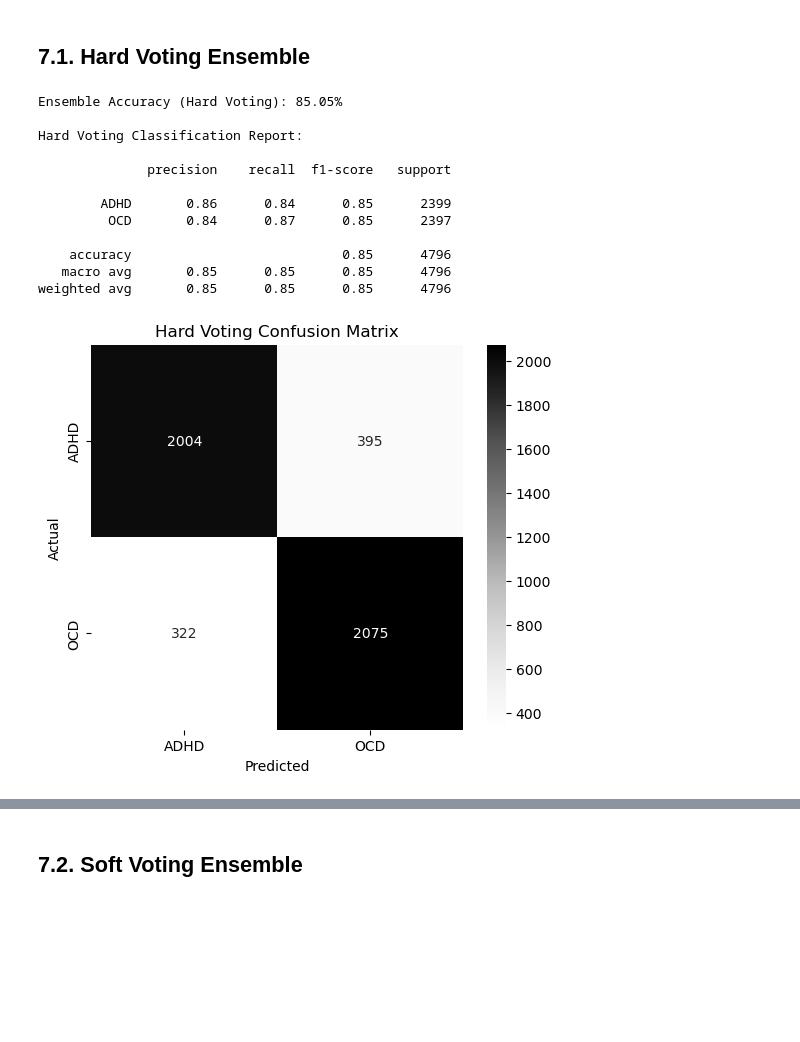
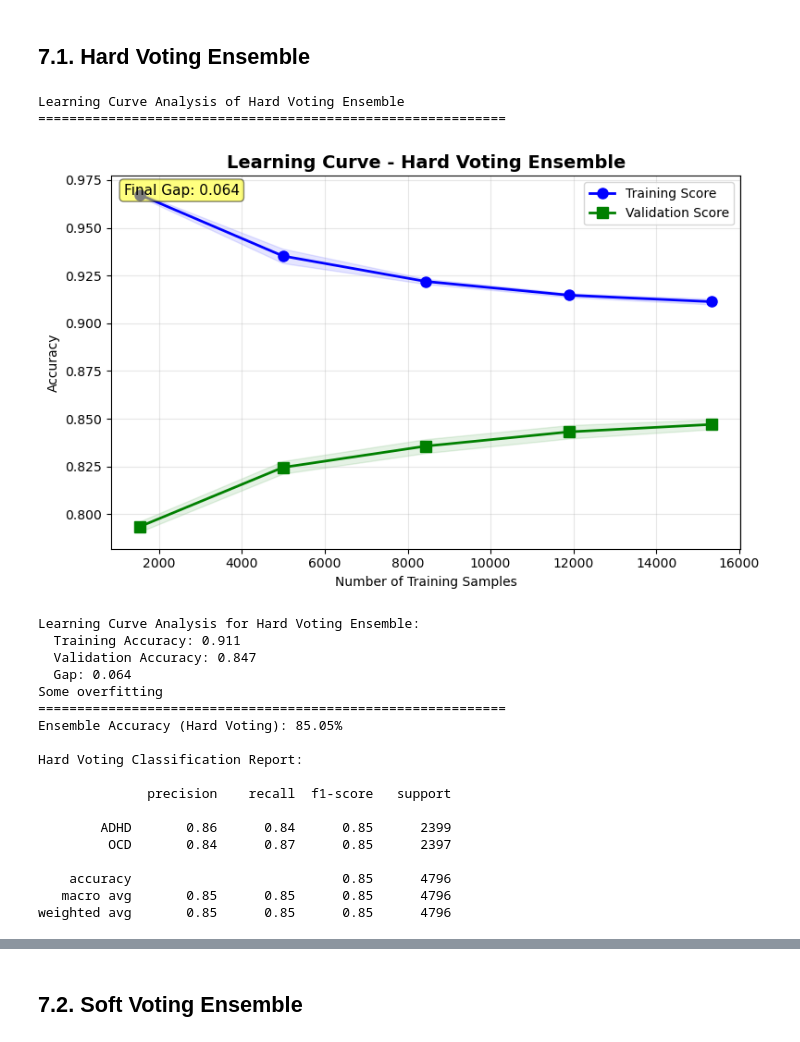
Before and after one commit to jeshmin-shrestha/ADHD-OCD-Reddit-Classifier, a Jupyter notebook: 23048596 Jeshmin Shrestha.ipynb, the cells around one changed output, grey strips where cells are left out. Cells and saved outputs as stored; diff of their text form; code cells hidden in the pictures; blank space fills up the shorter version.

```diff
--- a/23048596 Jeshmin Shrestha.ipynb
+++ b/23048596 Jeshmin Shrestha.ipynb
@@ -755,21 +853,39 @@ from sklearn.model_selection import GridSearchCV
 from sklearn.linear_model import LogisticRegression
 
 # Logistic Regression
-grid_lr = GridSearchCV(LogisticRegression(max_iter=2000), {'C': [0.01,0.1,1,5,10]}, cv=5, scoring='accuracy')
+grid_lr = GridSearchCV(
+    LogisticRegression(max_iter=2000, random_state=42),
+    {'C': [0.01, 0.1, 1, 5, 10]},
+    cv=5,
+    scoring='accuracy',
+    return_train_score=True
+)
 grid_lr.fit(X_train_tfidf, y_train)
-print("Best LR params:", grid_lr.best_params_)
+print(f"Best LR params: {grid_lr.best_params_}")
 best_lr = grid_lr.best_estimator_
 
 # Linear SVM
-grid_svm = GridSearchCV(LinearSVC(max_iter=2000), {'C': [0.01,0.1,1,5,10]}, cv=5, scoring='accuracy')
+grid_svm = GridSearchCV(
+    LinearSVC(max_iter=2000, random_state=42, dual='auto'),
+    {'C': [0.01, 0.1, 1, 5, 10]},
+    cv=5,
+    scoring='accuracy',
+    return_train_score=True
+)
 grid_svm.fit(X_train_tfidf, y_train)
-print("Best SVM params:", grid_svm.best_params_)
+print(f"Best SVM params: {grid_svm.best_params_}")
 best_svm = grid_svm.best_estimator_
 
 # Naïve Bayes
-grid_nb = GridSearchCV(MultinomialNB(), {'alpha': [0.1,0.5,1.0,1.5,2.0]}, cv=5, scoring='accuracy')
+grid_nb = GridSearchCV(
+    MultinomialNB(),
+    {'alpha': [0.1, 0.5, 1.0, 1.5, 2.0]},
+    cv=5,
+    scoring='accuracy',
+    return_train_score=True
+)
 grid_nb.fit(X_train_tfidf, y_train)
-print("Best NB params:", grid_nb.best_params_)
+print(f"Best NB params: {grid_nb.best_params_}")
 best_nb = grid_nb.best_estimator_
 # %% [output]
 Best LR params: {'C': 1}
@@ -815,44 +1015,55 @@ import seaborn as sns
 import matplotlib.pyplot as plt
 
 # HARD VOTING
 hard_ensemble = VotingClassifier(
     estimators=[
         ('lr', best_lr),
         ('svm', best_svm),
         ('nb', best_nb)
     ],
     voting='hard'
 )
 
 hard_ensemble.fit(X_train_tfidf, y_train)
-
+print("Learning Curve Analysis of Hard Voting Ensemble")
+print("="*60)
+gap_hard = plot_learning_curve(hard_ensemble, X_train_tfidf, y_train, "Hard Voting Ensemble")
+print("="*60)
 y_pred_hard = hard_ensemble.predict(X_test_tfidf)
 
 acc_hard_voting = accuracy_score(y_test, y_pred_hard)
 print(f'Ensemble Accuracy (Hard Voting): {acc_hard_voting*100:.2f}%\n')
 
 print("Hard Voting Classification Report:\n")
 print(classification_report(y_test, y_pred_hard, target_names=['ADHD','OCD']))
 
 cm_hard = confusion_matrix(y_test, y_pred_hard)
 plt.figure(figsize=(6,5))
 sns.heatmap(cm_hard, annot=True, fmt='d', cmap='Greys',
             xticklabels=['ADHD','OCD'], yticklabels=['ADHD','OCD'])
 plt.title('Hard Voting Confusion Matrix')
 plt.xlabel('Predicted')
 plt.ylabel('Actual')
 plt.show()
 # %% [output]
-Ensemble Accuracy (Hard Voting): 85.05%
-
-Hard Voting Classification Report:
-
-              precision    recall  f1-score   support
-
-        ADHD       0.86      0.84      0.85      2399
-         OCD       0.84      0.87      0.85      2397
-
-    accuracy                           0.85      4796
-   macro avg       0.85      0.85      0.85      4796
-weighted avg       0.85      0.85      0.85      4796
+Learning Curve Analysis of Hard Voting Ensemble
+============================================================
-[figure, old version]
+[figure, new version]
+Learning Curve Analysis for Hard Voting Ensemble:
+  Training Accuracy: 0.911
+  Validation Accuracy: 0.847
+  Gap: 0.064
+Some overfitting
+============================================================
+Ensemble Accuracy (Hard Voting): 85.05%
+
+Hard Voting Classification Report:
+
+              precision    recall  f1-score   support
+
+        ADHD       0.86      0.84      0.85      2399
+         OCD       0.84      0.87      0.85      2397
+
+    accuracy                           0.85      4796
+   macro avg       0.85      0.85      0.85      4796
+weighted avg       0.85      0.85      0.85      4796
```
Also changed, not shown: parts of 37 cells of this notebook, 1 other file.
